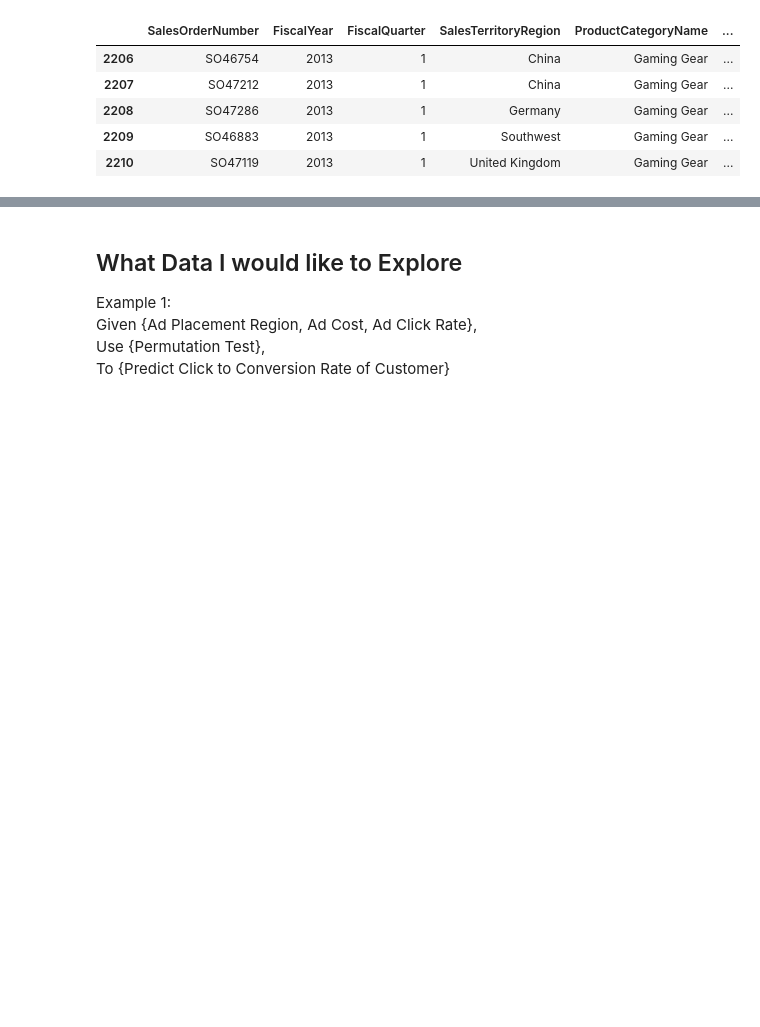
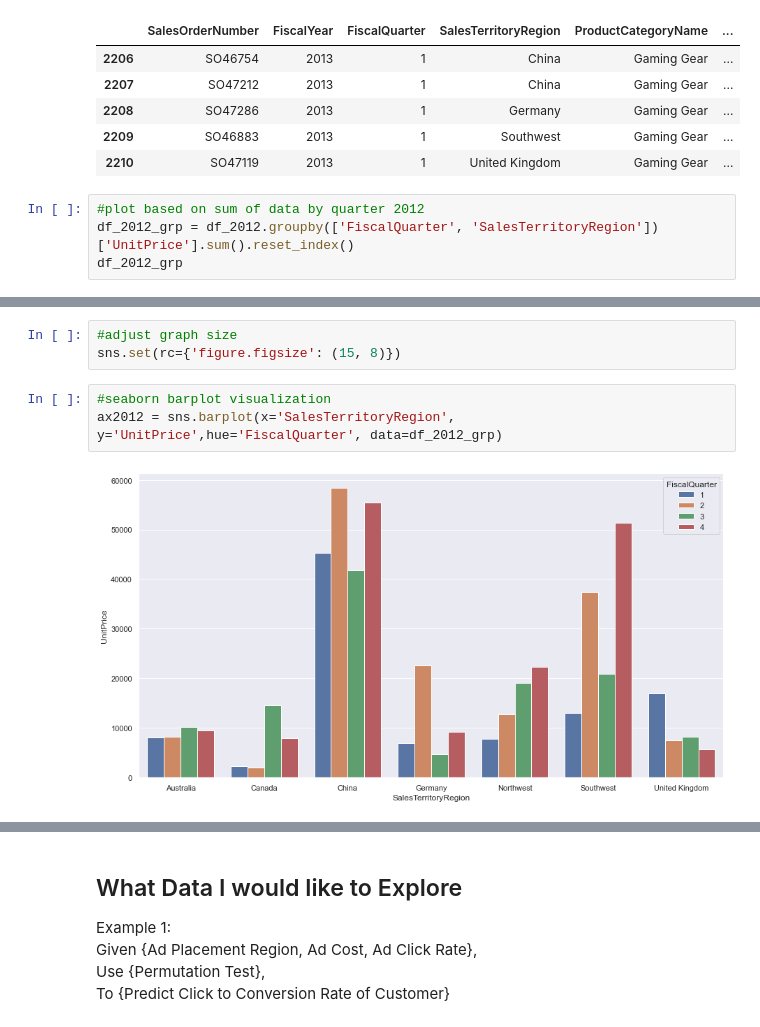
Before and after one commit to dominic-sangcap/ProjectHub, a Jupyter notebook: JupyterNotebooks/Corsair_Assessment/corsair_analysis.ipynb, the cells around one changed output, grey strips where cells are left out. Cells and saved outputs as stored; diff of their text form; blank space fills up the shorter version.

```diff
--- a/JupyterNotebooks/Corsair_Assessment/corsair_analysis.ipynb
+++ b/JupyterNotebooks/Corsair_Assessment/corsair_analysis.ipynb
@@ -240,3 +247,7 @@ df_2013.head()
 | 2208 | SO47286 | 2013 | 1 | Germany | Gaming Gear | ... |
 | 2209 | SO46883 | 2013 | 1 | Southwest | Gaming Gear | ... |
 | 2210 | SO47119 | 2013 | 1 | United Kingdom | Gaming Gear | ... |
+# %%
+#plot based on sum of data by quarter 2012
+df_2012_grp = df_2012.groupby(['FiscalQuarter', 'SalesTerritoryRegion'])['UnitPrice'].sum().reset_index()
+df_2012_grp
@@ -242,0 +272,8 @@ df_2013.head()
+# %%
+#adjust graph size
+sns.set(rc={'figure.figsize': (15, 8)})
+# %%
+#seaborn barplot visualization
+ax2012 = sns.barplot(x='SalesTerritoryRegion', y='UnitPrice',hue='FiscalQuarter', data=df_2012_grp)
+# %% [output]
+[figure, added]
```
Also changed, not shown: parts of 5 cells of this notebook.
